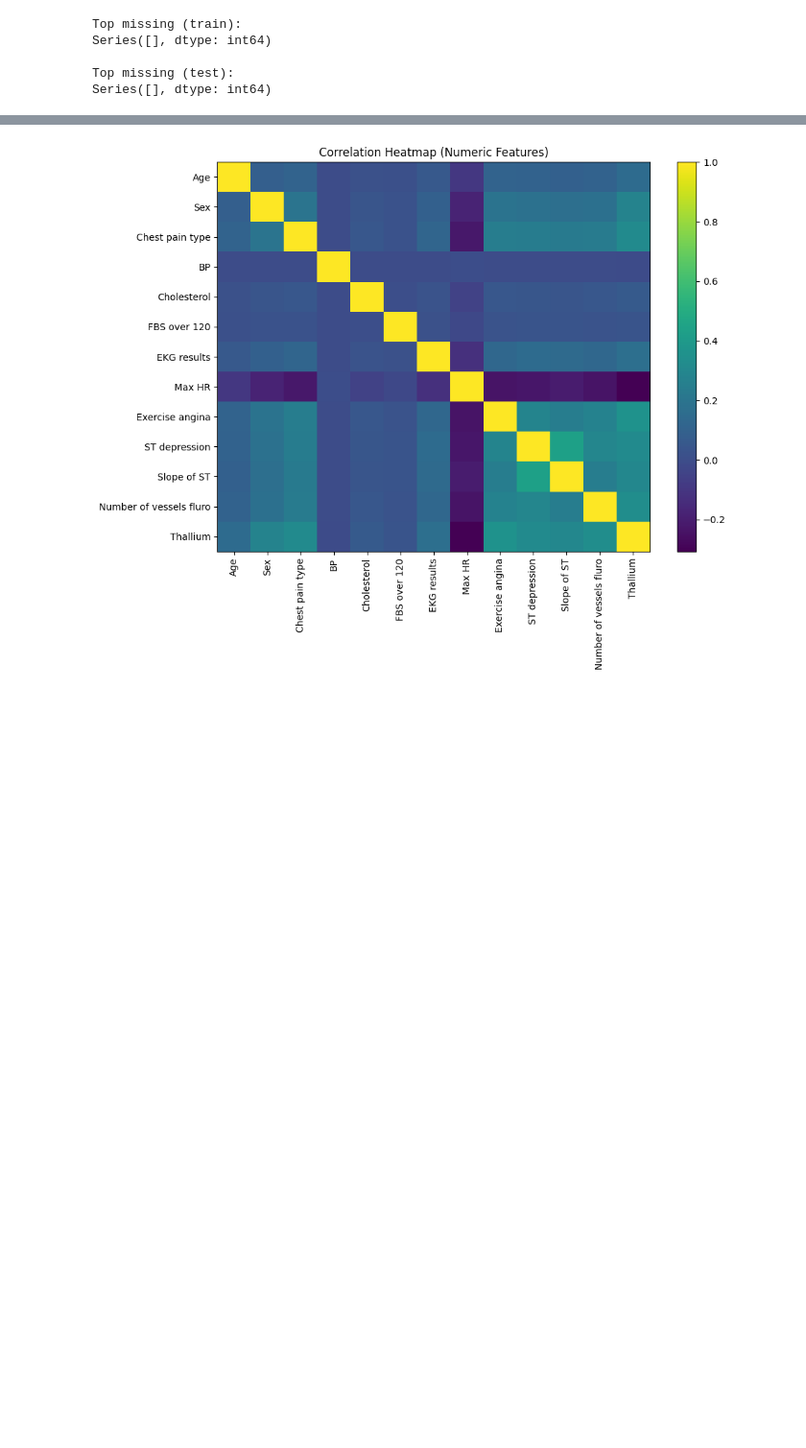
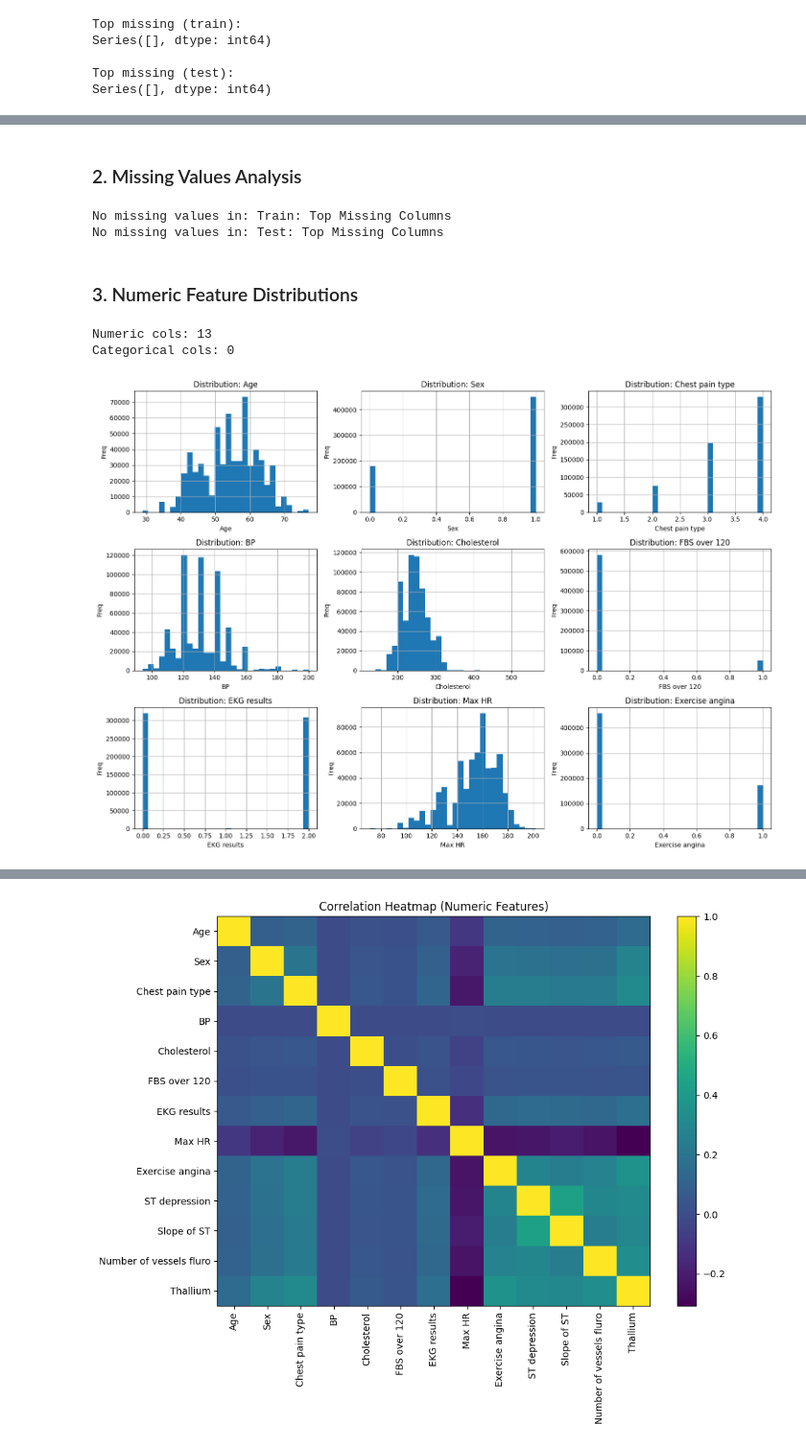
Before and after one commit to Dilshan7542/CI-Assigment, a Jupyter notebook: assignment-dilshan.ipynb, the cells around one changed output, grey strips where cells are left out. Shown at 96% size. Saved outputs shown, nothing was run; the diff lists cells and outputs as text; code cells hidden in the pictures; blank space fills up the shorter version.

```diff
--- a/assignment-dilshan.ipynb
+++ b/assignment-dilshan.ipynb
@@ -143,0 +117,55 @@ plt.show()
+# %% [markdown]
+### 2. Missing Values Analysis
+# %%
+# 2) Missing values (Top 15) - Train & Test
+def plot_missing_top(df, title, top_n=15):
+    miss = df.isna().sum()
+    miss = miss[miss > 0].sort_values(ascending=False).head(top_n)
+    if len(miss) == 0:
+        print(f'No missing values in: {title}')
+        return
+    plt.figure(figsize=(8, 4))
+    plt.bar(miss.index.astype(str), miss.values)
+    plt.xticks(rotation=60, ha='right')
+    plt.title(title)
+    plt.ylabel('Missing count')
+    plt.tight_layout()
+    plt.show()
+
+plot_missing_top(train_df, 'Train: Top Missing Columns')
+plot_missing_top(test_df,  'Test: Top Missing Columns')
+# %% [output]
+No missing values in: Train: Top Missing Columns
+No missing values in: Test: Top Missing Columns
+# %% [markdown]
+### 3. Numeric Feature Distributions
+# %%
+# 3) Identify numeric vs categorical columns (excluding ID and target)
+feature_cols = [c for c in train_df.columns if c not in [TARGET, ID_COL]]
+num_cols = [c for c in feature_cols if pd.api.types.is_numeric_dtype(train_df[c])]
+cat_cols = [c for c in feature_cols if c not in num_cols]
+
+print('Numeric cols:', len(num_cols))
+print('Categorical cols:', len(cat_cols))
+# %% [output]
+Numeric cols: 13
+Categorical cols: 0
+# %%
+#Numeric distributions (Top 9 numeric columns)
+top_num = num_cols[:9]
+if len(top_num) > 0:
+    cols = 3
+    rows = math.ceil(len(top_num) / cols)
+    plt.figure(figsize=(cols * 5, rows * 3.5))
+    for i, c in enumerate(top_num, 1):
+        ax = plt.subplot(rows, cols, i)
+        train_df[c].dropna().hist(bins=30)
+        ax.set_title(f'Distribution: {c}')
+        ax.set_xlabel(c)
+        ax.set_ylabel('Freq')
+    plt.tight_layout()
+    plt.show()
+else:
+    print('No numeric columns detected for histograms.')
+# %% [output]
+[figure, added]
```
Also changed, not shown: parts of 20 cells of this notebook.
